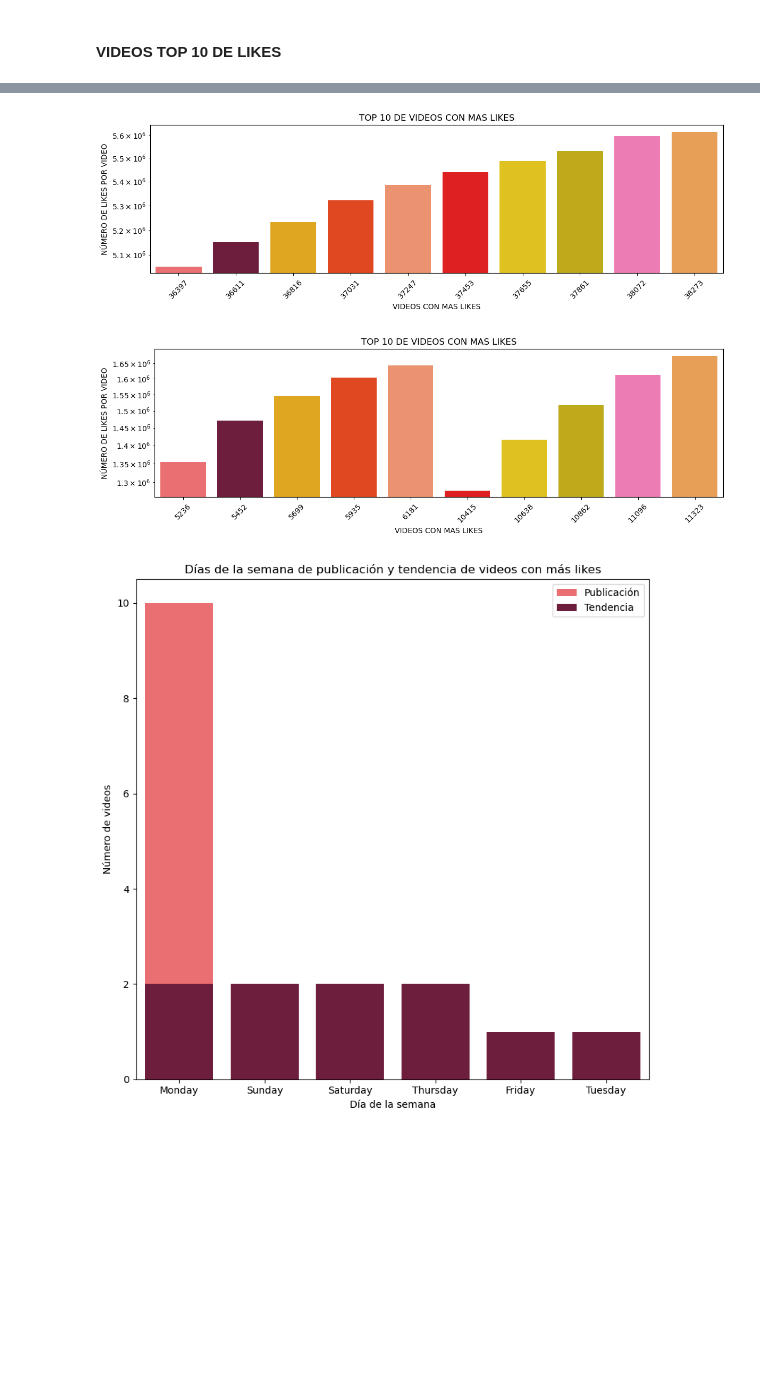
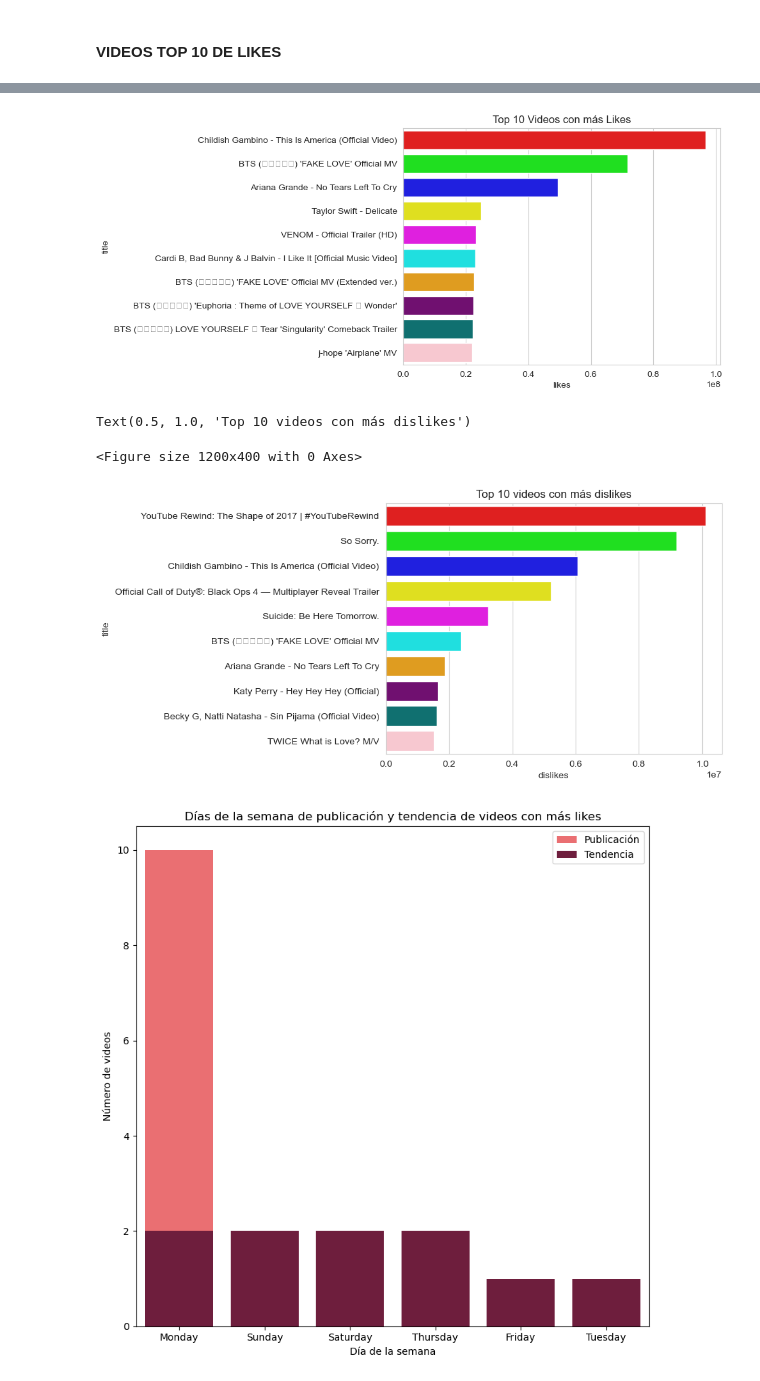
Before and after one commit to lauracamilaballesteros/proyecto-youtube, a Jupyter notebook: proyecto.ipynb, the cells around one changed output, grey strips where cells are left out. Saved outputs shown, nothing was run; the diff lists cells and outputs as text; code cells hidden in the pictures; blank space fills up the shorter version.

```diff
--- a/proyecto.ipynb
+++ b/proyecto.ipynb
@@ -405,45 +381,31 @@ plt.show()
-# %%
-my_palette = ['#FF5A5F', '#7B113A', '#FFB400', '#FF3600', '#FF8A5B', '#FF0000', '#FFD700', '#D9BF00', '#FF69B4', '#FF9F40']
-
-plt.figure(figsize=(12, 4))
-
-
-sns.barplot(x=top_10_videos.index, y='likes', data=top_10_videos, palette=my_palette)
-
-
-plt.xlabel('VIDEOS CON MAS LIKES')
-plt.ylabel('NÚMERO DE LIKES POR VIDEO')
-plt.title('TOP 10 DE VIDEOS CON MAS LIKES')
-
-plt.xticks(rotation=45)
-plt.yscale('log')
-plt.tight_layout()
-plt.show()
-# %% [output]
-[figure, removed]
-# %%
-
-top_10_videos_dislikes = df_clean.nlargest(10, 'dislikes')
-
-
-my_palette = ['#FF5A5F', '#7B113A', '#FFB400', '#FF3600', '#FF8A5B', '#FF0000', '#FFD700', '#D9BF00', '#FF69B4', '#FF9F40']
-
-plt.figure(figsize=(12, 4))
-
-
-sns.barplot(x=top_10_videos_dislikes.index, y='dislikes', data=top_10_videos_dislikes, palette=my_palette)
-
-
-plt.xlabel('VIDEOS CON MAS LIKES')
-plt.ylabel('NÚMERO DE LIKES POR VIDEO')
-plt.title('TOP 10 DE VIDEOS CON MAS LIKES')
-
-plt.xticks(rotation=45)
-plt.yscale('log')
-plt.tight_layout()
-plt.show()
-# %% [output]
-[figure, removed]
+# %%
+#Agrupar los videos por ID
+grouped_by_id = df_clean.groupby('video_id').agg({'views': 'sum', 'likes': 'sum', 'dislikes': 'sum', 'comment_count': 'sum', 'title': 'first'})
+top_10_videos_likes = grouped_by_id.nlargest(10,'likes')
+sns.set_style('whitegrid')
+colors = ['#FF0000', '#00FF00', '#0000FF', '#FFFF00', '#FF00FF', '#00FFFF', '#FFA500', '#800080', '#008080', '#FFC0CB']
+fig, ax = plt.subplots()
+sns.barplot(x='likes', y='title', data=top_10_videos_likes, ax=ax, palette=colors)
+ax.set_title('Top 10 Videos con más Likes')
+
+
+plt.show()
+# %% [output]
+[figure, added]
+# %%
+
+top_10_videos_dislikes = grouped_by_id.nlargest(10, 'dislikes')
+
+plt.figure(figsize=(12, 4))
+sns.set_style('whitegrid')
+colors = ['#FF0000', '#00FF00', '#0000FF', '#FFFF00', '#FF00FF', '#00FFFF', '#FFA500', '#800080', '#008080', '#FFC0CB']
+fig, ax = plt.subplots()
+sns.barplot(x='dislikes', y='title', data=top_10_videos_dislikes, ax=ax, palette=colors)
+ax.set_title('Top 10 videos con más dislikes')
+# %% [output]
+Text(0.5, 1.0, 'Top 10 videos con más dislikes')
+<Figure size 1200x400 with 0 Axes>
+[figure, added]
 # %%
 
 publish_counts = top_10_videos['day_of_week_publish'].value_counts()
```
Also changed, not shown: parts of 5 cells of this notebook.
